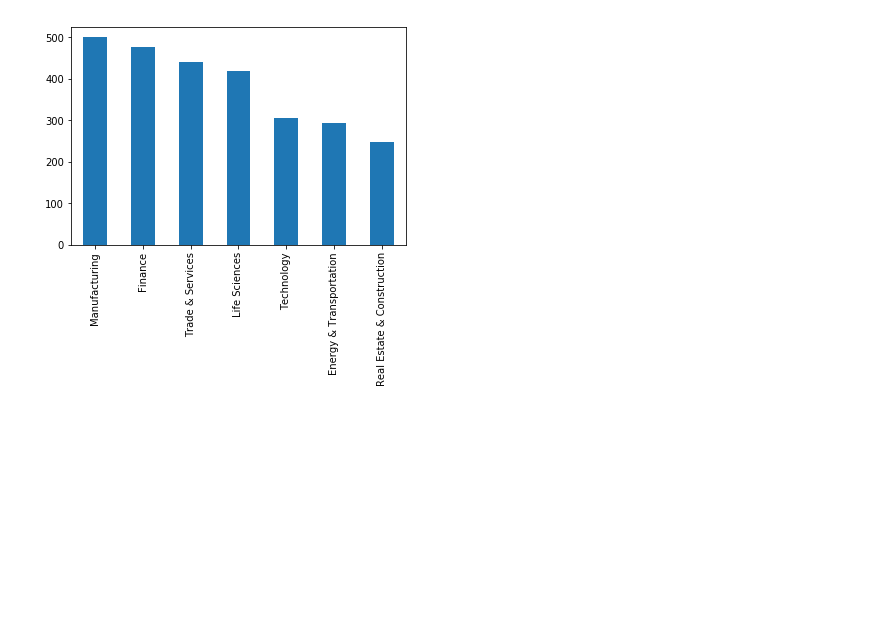
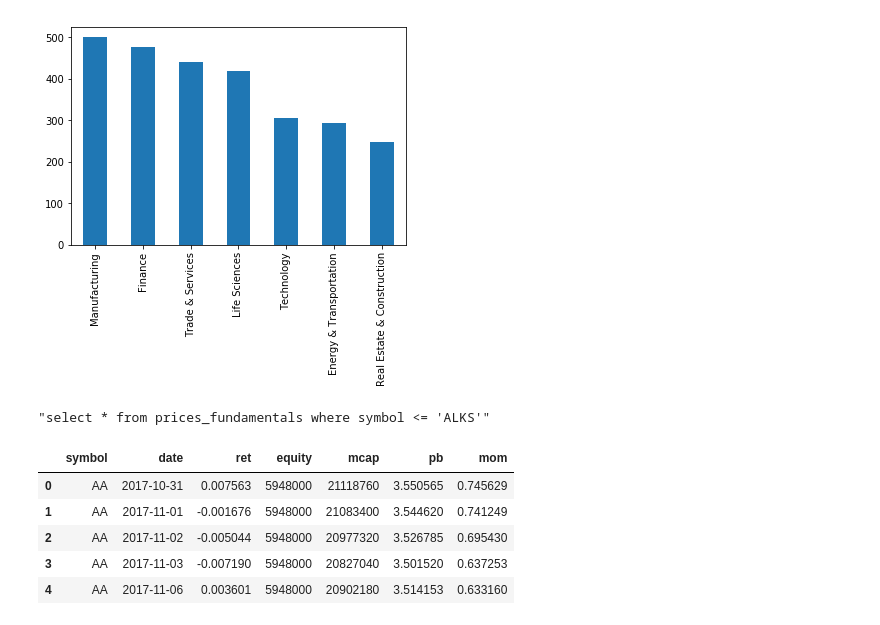
Before and after one commit to nico-corthorn/public-portfolio, a Jupyter notebook: Code/data_inspection.ipynb, the cells around one changed output. Saved outputs shown, nothing was run; the diff lists cells and outputs as text; code cells hidden in the pictures; blank space fills up the shorter version.

```diff
--- a/Code/data_inspection.ipynb
+++ b/Code/data_inspection.ipynb
@@ -37,3 +38,8 @@ general_info[general_info.symbol.isin(symbols_fund)]['office'].value_counts().pl
 # %% [output]
 <matplotlib.axes._subplots.AxesSubplot at 0x...>
 [figure]
+# %%
+query = "select * from reg_factors where symbol <= '" + str(symbols_fund[99]) + "'"
+query
+# %% [output]
+"select * from prices_fundamentals where symbol <= 'ALKS'"
@@ -39,0 +48,9 @@ general_info[general_info.symbol.isin(symbols_fund)]['office'].value_counts().pl
+# %%
+data.head()
+# %% [output]
+|  | symbol | date | ret | equity | mcap | pb | mom |
+| 0 | AA | 2017-10-31 | 0.007563 | 5948000 | 21118760 | 3.550565 | 0.745629 |
+| 1 | AA | 2017-11-01 | -0.001676 | 5948000 | 21083400 | 3.544620 | 0.741249 |
+| 2 | AA | 2017-11-02 | -0.005044 | 5948000 | 20977320 | 3.526785 | 0.695430 |
+| 3 | AA | 2017-11-03 | -0.007190 | 5948000 | 20827040 | 3.501520 | 0.637253 |
+| 4 | AA | 2017-11-06 | 0.003601 | 5948000 | 20902180 | 3.514153 | 0.633160 |
```
Also changed, not shown: parts of 7 cells of this notebook, 6 other files.
